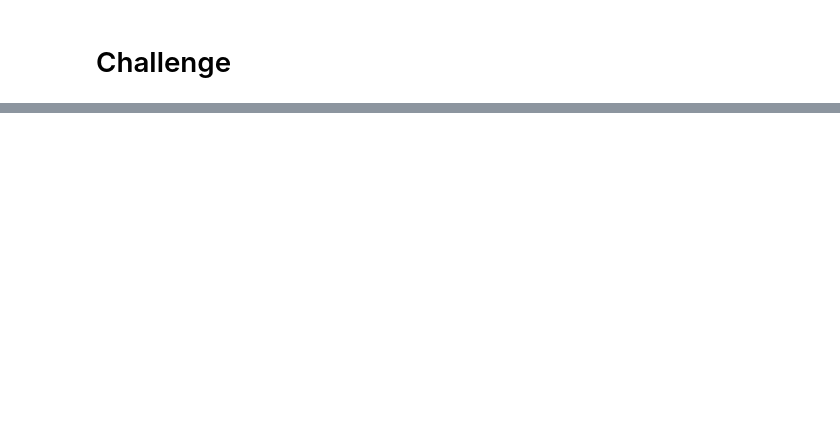
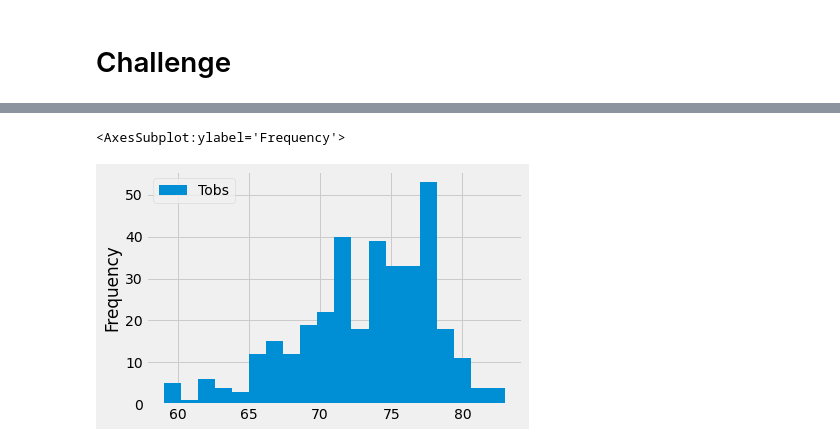
Before and after one commit to josephthomas08/surfs_up, a Jupyter notebook: climate_analysis.ipynb, the cells around one changed output, grey strips where cells are left out. Drawn from its saved outputs; the diff is of its cells as text; code cells hidden in the pictures; blank space fills up the shorter version.

```diff
--- a/climate_analysis.ipynb
+++ b/climate_analysis.ipynb
@@ -129,0 +194,5 @@ df.plot()
+# %%
+df.plot.hist(bins=20)
+# %% [output]
+<AxesSubplot:ylabel='Frequency'>
+[figure, added]
```
Also changed, not shown: parts of 7 cells of this notebook.
